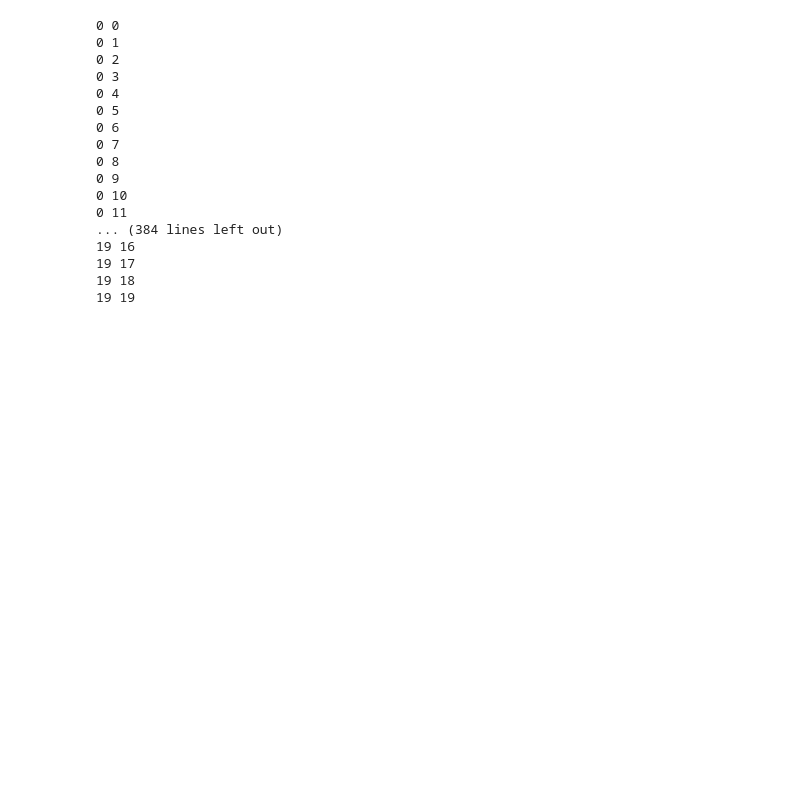
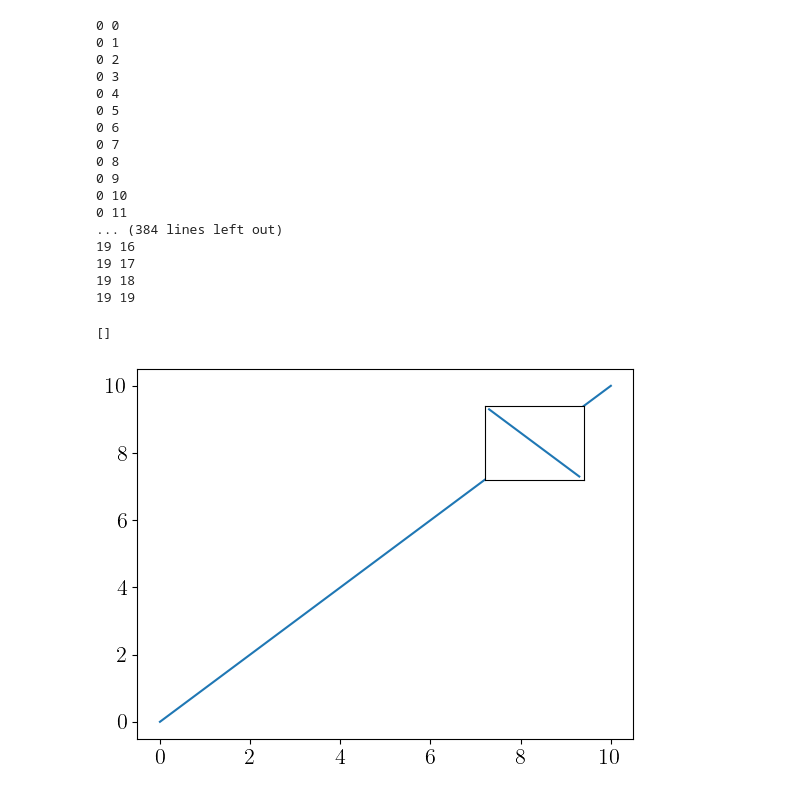
Before and after one commit to alireza-astane/starSwimmer3D, a Jupyter notebook: phase2.ipynb, the cells around one changed output. Saved outputs shown, nothing was run; the diff lists cells and outputs as text; code cells hidden in the pictures; blank space fills up the shorter version.

```diff
--- a/phase2.ipynb
+++ b/phase2.ipynb
@@ -836,3 +835,13 @@ matplotlib.rcParams.update({'font.size': 16})
 displacement = np.linalg.norm(RotorAandEpsData[:,:,:3],axis=2)
 # %%
 pitch =  displacement * RotorAandEpsData[:,:,3]
+# %%
+fig, ax = plt.subplots(1)
+ax.plot(np.arange(11),np.arange(11))
+ins = ax.inset_axes([0.7,0.7,0.2,0.2])
+ins.plot(np.arange(3),1/np.arange(3))
+ins.set_xticks([])
+ins.set_yticks([])
+# %% [output]
+[]
+[figure, added]
```
Also changed, not shown: parts of 12 cells of this notebook, 55 other files.
